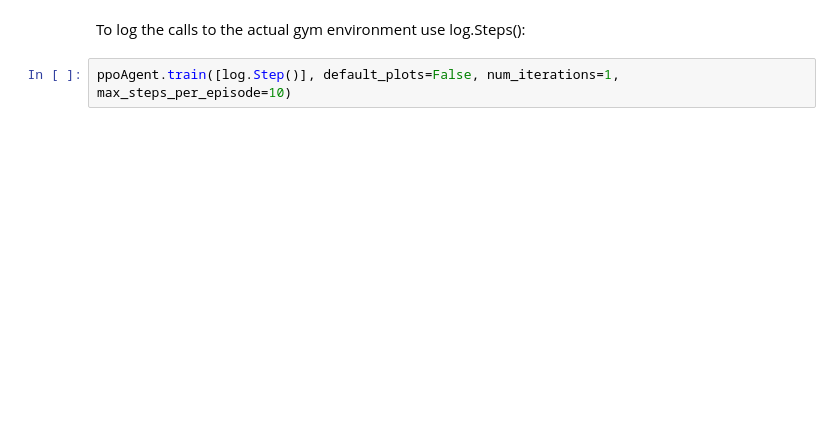
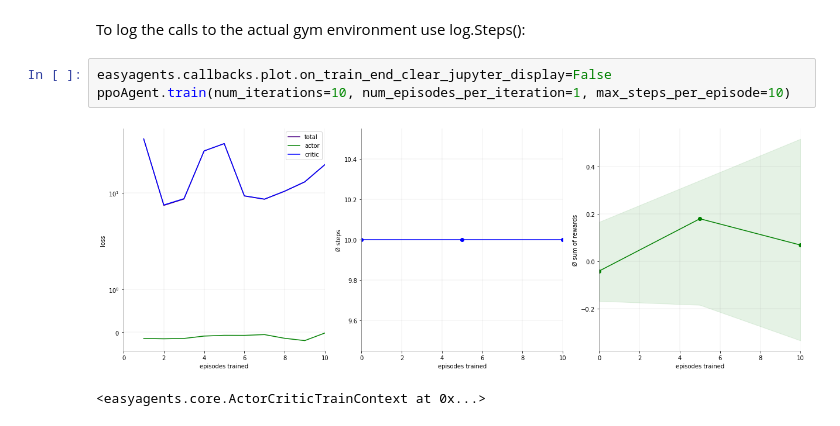
Before and after one commit to christianhidber/easyagents, a Jupyter notebook: jupyter_notebooks/easyagents_orso.ipynb, the cells around one changed output. Saved outputs shown, nothing was run; the diff lists cells and outputs as text; blank space fills up the shorter version.

```diff
--- a/jupyter_notebooks/easyagents_orso.ipynb
+++ b/jupyter_notebooks/easyagents_orso.ipynb
@@ -523,4 +565,8 @@ ppoAgent.train([log.Agent()], default_plots=False, num_iterations=5)
 # %% [markdown]
 To log the calls to the actual gym environment use log.Steps():
-# %%
-ppoAgent.train([log.Step()], default_plots=False, num_iterations=1, max_steps_per_episode=10)
+# %%
+easyagents.callbacks.plot.on_train_end_clear_jupyter_display=False
+ppoAgent.train(num_iterations=10, num_episodes_per_iteration=1, max_steps_per_episode=10)
+# %% [output]
+[figure, added]
+<easyagents.core.ActorCriticTrainContext at 0x...>
```
Also changed, not shown: parts of 10 cells of this notebook, 18 other files.
